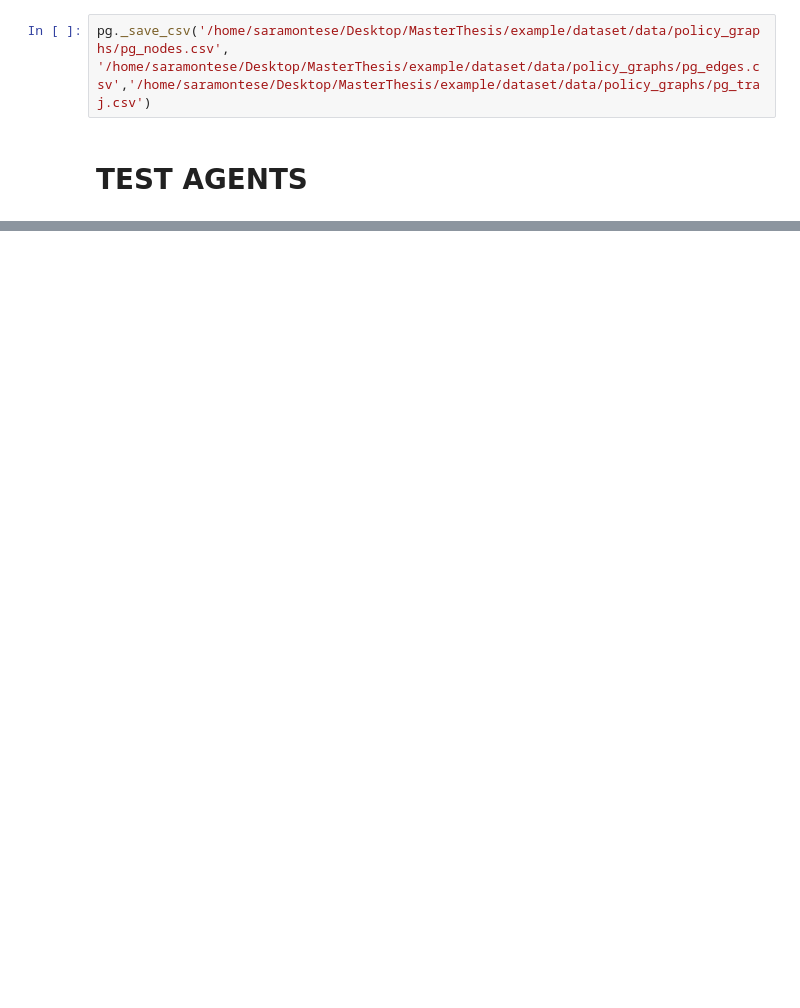
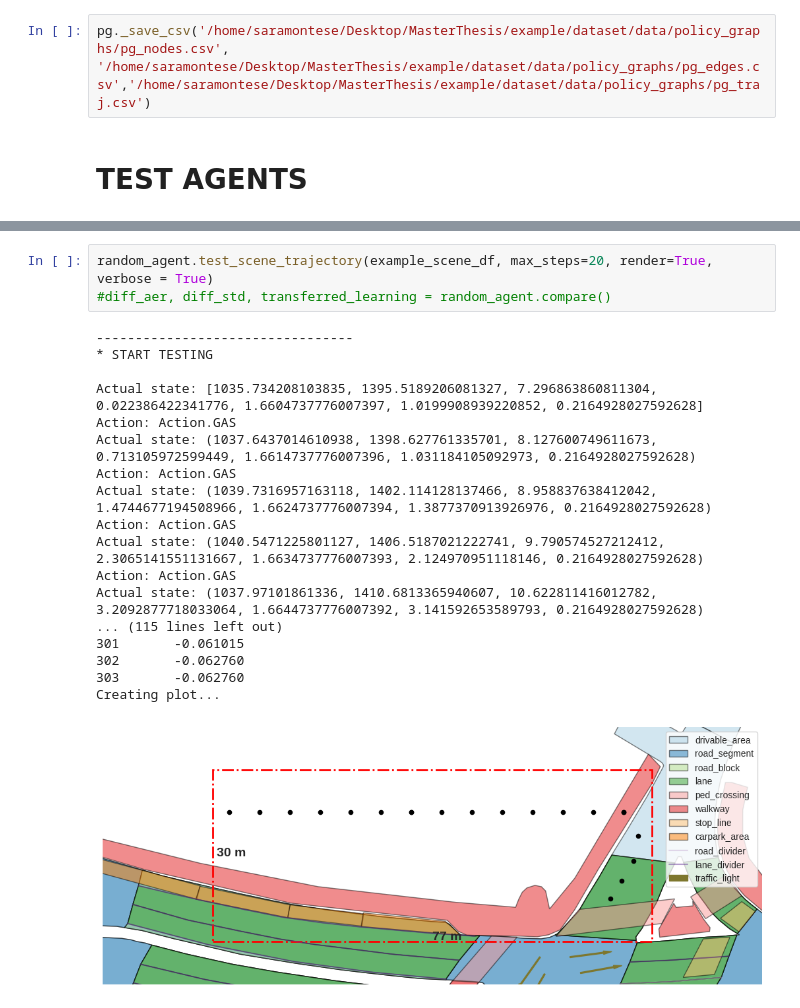
Before and after one commit to SaraMo14/MasterThesis, a Jupyter notebook: test_agents.ipynb, the cells around one changed output, grey strips where cells are left out. Saved outputs shown, nothing was run; the diff lists cells and outputs as text; blank space fills up the shorter version.

```diff
--- a/test_agents.ipynb
+++ b/test_agents.ipynb
@@ -96,0 +118,22 @@ Actual state: (427.76345970595906, 1626.2194873239973, 2.194, 0.179)
+# %%
+random_agent.test_scene_trajectory(example_scene_df, max_steps=20, render=True, verbose = True)
+#diff_aer, diff_std, transferred_learning = random_agent.compare()
+# %% [output]
+---------------------------------
+* START TESTING
+
+Actual state: [1035.734208103835, 1395.5189206081327, 7.296863860811304, 0.022386422341776, 1.6604737776007397, 1.0199908939220852, 0.2164928027592628]
+Action: Action.GAS
+Actual state: (1037.6437014610938, 1398.627761335701, 8.127600749611673, 0.713105972599449, 1.6614737776007396, 1.031184105092973, 0.2164928027592628)
+Action: Action.GAS
+Actual state: (1039.7316957163118, 1402.114128137466, 8.958837638412042, 1.4744677194508966, 1.6624737776007394, 1.3877370913926976, 0.2164928027592628)
+Action: Action.GAS
+Actual state: (1040.5471225801127, 1406.5187021222741, 9.790574527212412, 2.3065141551131667, 1.6634737776007393, 2.124970951118146, 0.2164928027592628)
+Action: Action.GAS
+Actual state: (1037.97101861336, 1410.6813365940607, 10.622811416012782, 3.2092877718033064, 1.6644737776007392, 3.141592653589793, 0.2164928027592628)
+... (115 lines left out)
+301       -0.061015
+302       -0.062760
+303       -0.062760
+Creating plot...
+[figure, added]
```
Also changed, not shown: parts of 11 cells of this notebook, 13 other files.
